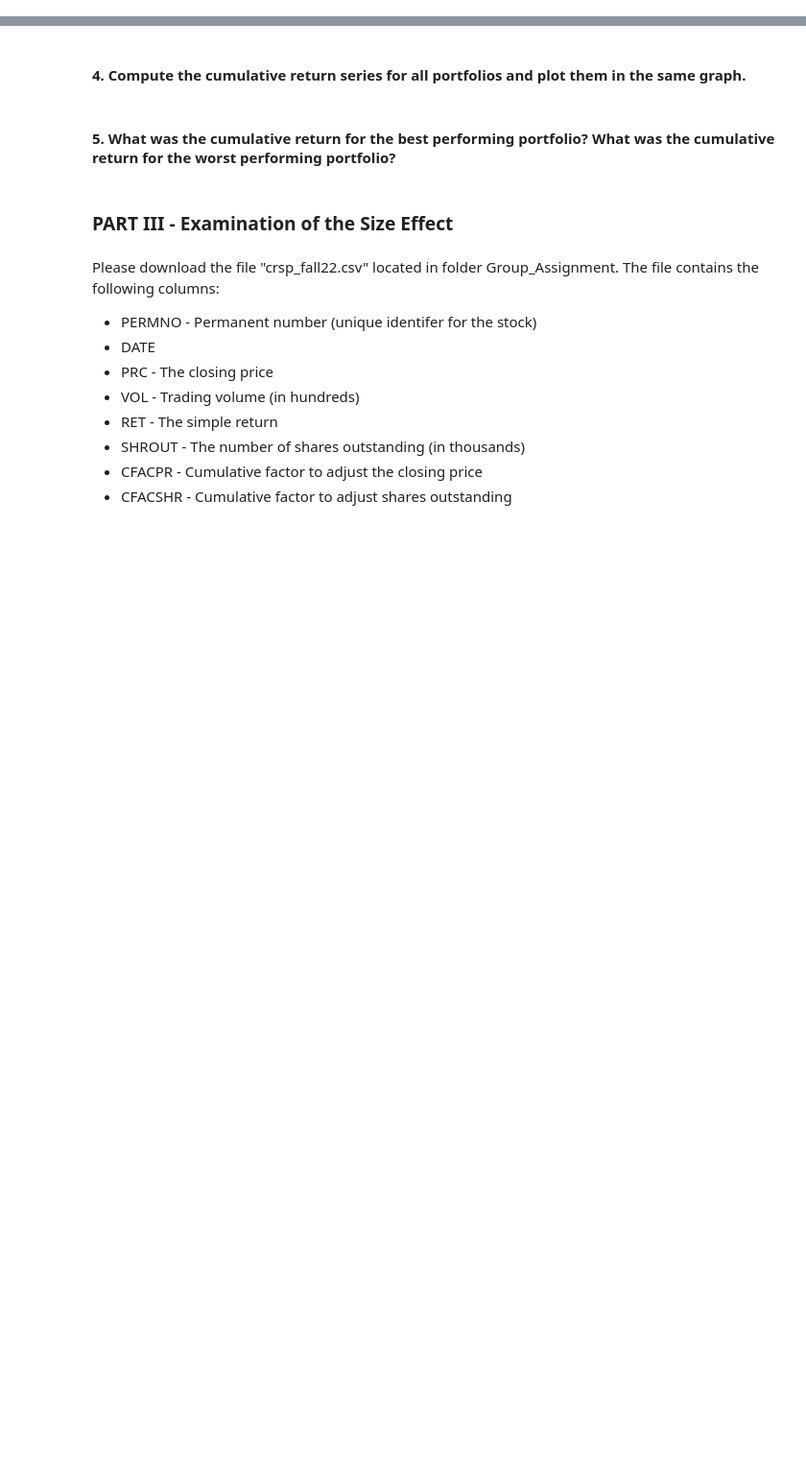
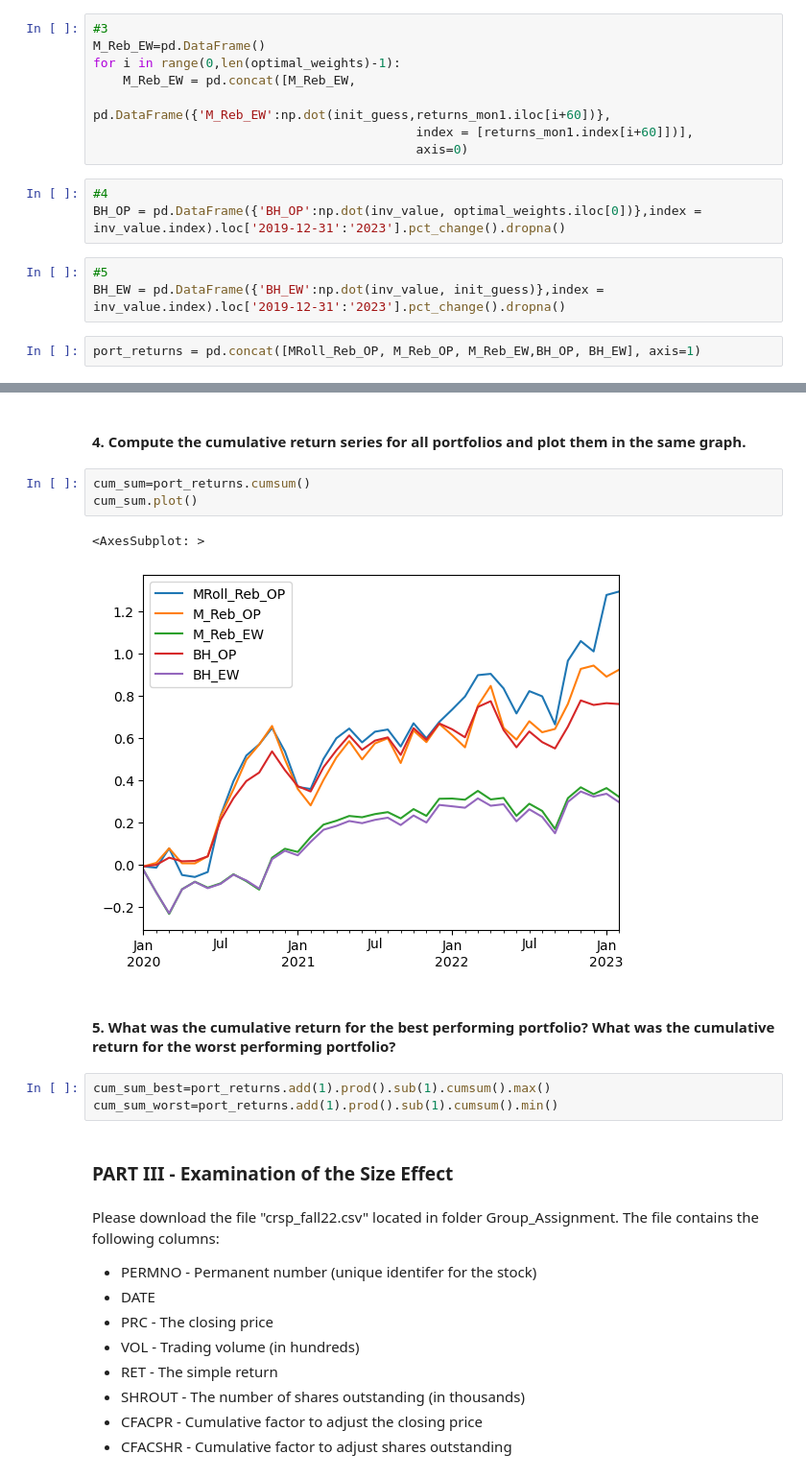
Before and after one commit to Alphaplayer248/Financial-Data-Project, a Jupyter notebook: Group Assignment Master.ipynb, the cells around one changed output, grey strips where cells are left out. Shown at 96% size. Saved outputs shown, nothing was run; the diff lists cells and outputs as text; blank space fills up the shorter version.

```diff
--- a/Group Assignment Master.ipynb
+++ b/Group Assignment Master.ipynb
@@ -238,2 +202,18 @@ OutOfBoundsDatetime: Out of bounds nanosecond timestamp: 60-01-01 00:00:00 prese
+# %%
+#3
+M_Reb_EW=pd.DataFrame()
+for i in range(0,len(optimal_weights)-1):
+    M_Reb_EW = pd.concat([M_Reb_EW,
+                              pd.DataFrame({'M_Reb_EW':np.dot(init_guess,returns_mon1.iloc[i+60])},
+                                           index = [returns_mon1.index[i+60]])],
+                                           axis=0)
+# %%
+#4
+BH_OP = pd.DataFrame({'BH_OP':np.dot(inv_value, optimal_weights.iloc[0])},index = inv_value.index).loc['2019-12-31':'2023'].pct_change().dropna()
+# %%
+#5
+BH_EW = pd.DataFrame({'BH_EW':np.dot(inv_value, init_guess)},index = inv_value.index).loc['2019-12-31':'2023'].pct_change().dropna()
+# %%
+port_returns = pd.concat([MRoll_Reb_OP, M_Reb_OP, M_Reb_EW,BH_OP, BH_EW], axis=1)
 # %% [markdown]
 #### 3. Create a DataFrame port_stats (with a 3x5 shape) to store the annualized average monthly return, the annualized monthly standard deviation and the Sharpe ratio for all 5 portfolios.
@@ -240,7 +233,16 @@ OutOfBoundsDatetime: Out of bounds nanosecond timestamp: 60-01-01 00:00:00 prese
 # %% [markdown]
 #### 4. Compute the cumulative return series for all portfolios and plot them in the same graph.
+# %%
+cum_sum=port_returns.cumsum()
+cum_sum.plot()
+# %% [output]
+<AxesSubplot: >
+[figure, added]
 # %% [markdown]
 #### 5. What was the cumulative return for the best performing portfolio? What was the cumulative return for the worst performing portfolio?
+# %%
+cum_sum_best=port_returns.add(1).prod().sub(1).cumsum().max()
+cum_sum_worst=port_returns.add(1).prod().sub(1).cumsum().min()
 # %% [markdown]
 ### PART III - Examination of the Size Effect
 # %% [markdown]
```
Also changed, not shown: parts of 32 cells of this notebook.
